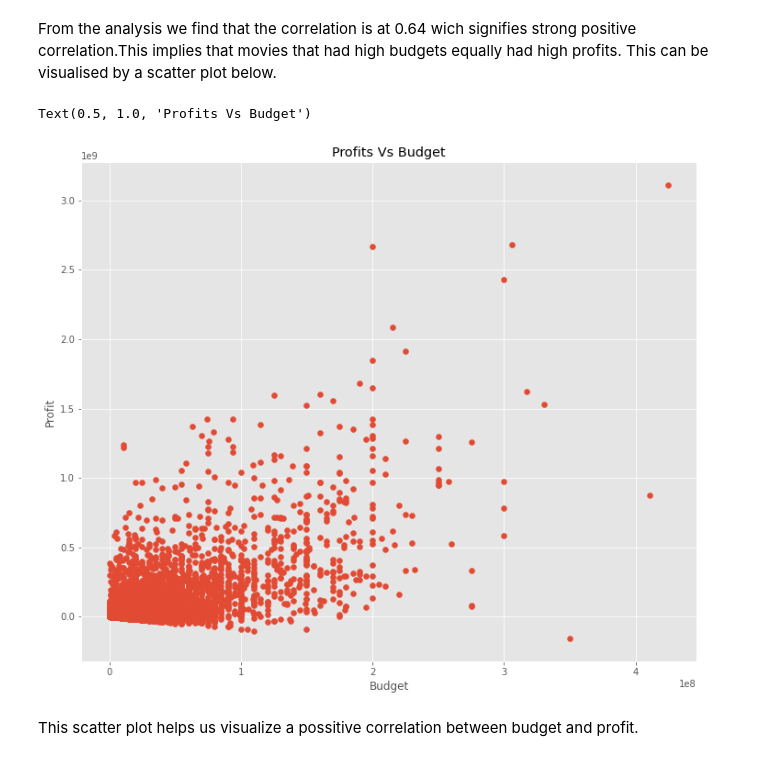
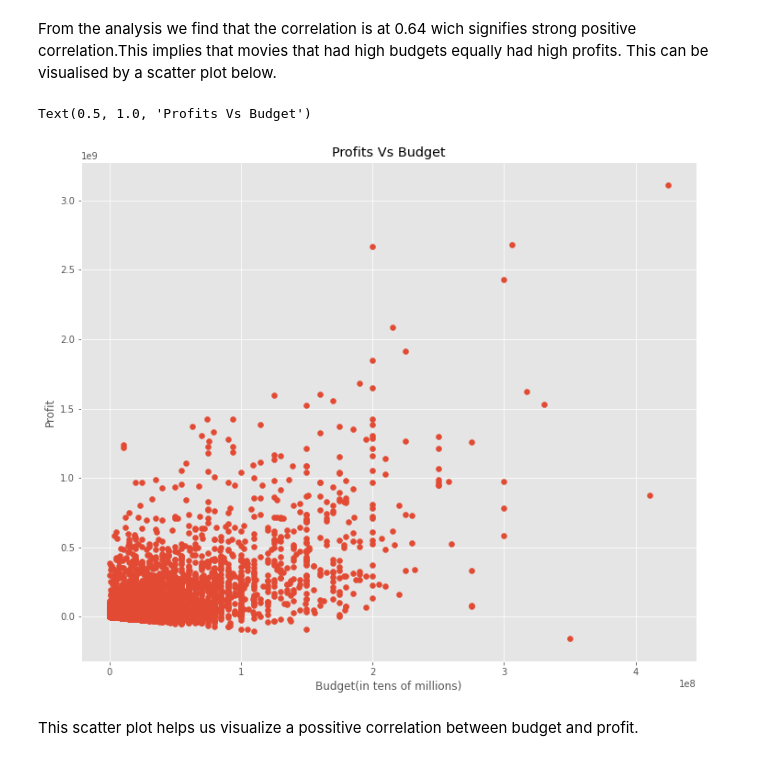
Before and after one commit to JIMWAMAE/dsc-phase-1-project, a Jupyter notebook: student.ipynb, the cells around one changed output. Saved outputs shown, nothing was run; the diff lists cells and outputs as text; code cells hidden in the pictures.

```diff
--- a/student.ipynb
+++ b/student.ipynb
@@ -696,13 +696,13 @@ From the analysis we find that the correlation is at 0.64 wich signifies strong
 # %%
 #ploting a scatter plot to visualize correlation.
 fig,ax = plt.subplots(figsize=(12,10))
 ax.scatter(mov_budget.production_budget,mov_budget.Profits)
-plt.xlabel('Budget')
+plt.xlabel('Budget(in tens of millions)')
 plt.ylabel('Profit')
 plt.title('Profits Vs Budget')
 # %% [output]
 Text(0.5, 1.0, 'Profits Vs Budget')
-[figure, old version]
+[figure, new version]
 # %% [markdown]
 This scatter plot helps us visualize a possitive correlation between budget and profit.
 # %%
```
Also changed, not shown: parts of 2 cells of this notebook, 1 other file.
